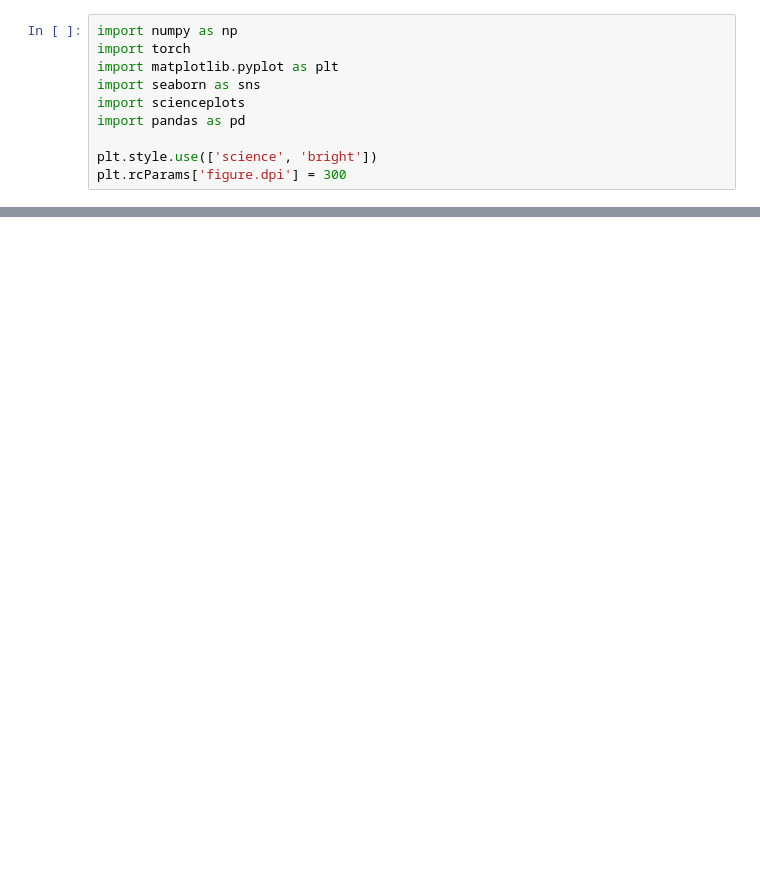
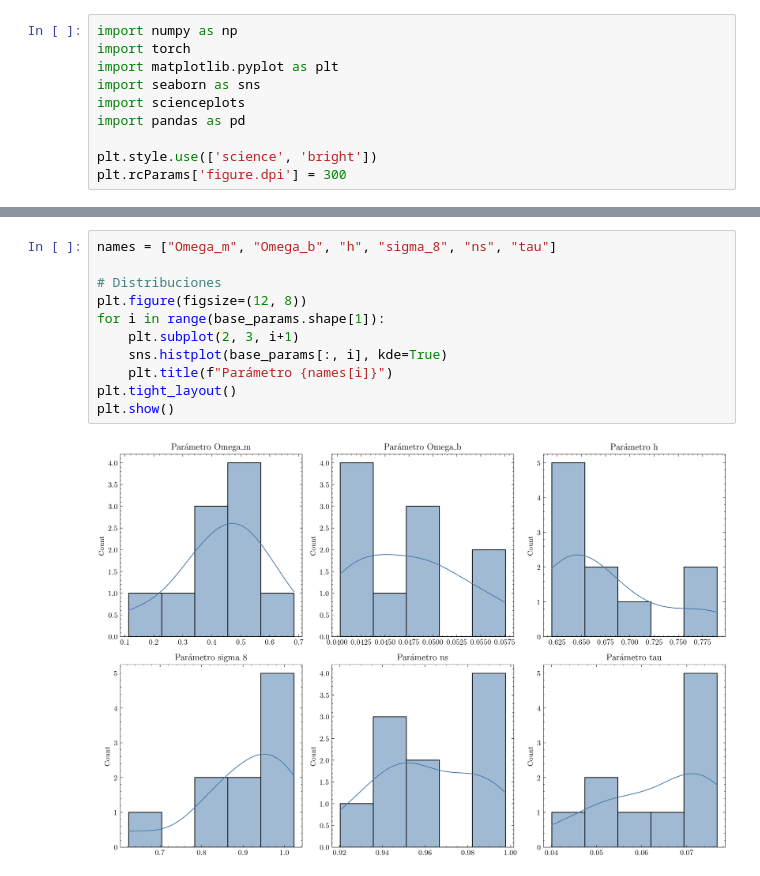
Before and after one commit to julianticucho/cmb-sbi-inference, a Jupyter notebook: data_analysis.ipynb, the cells around one changed output, grey strips where cells are left out. Saved outputs shown, nothing was run; the diff lists cells and outputs as text; blank space fills up the shorter version.

```diff
--- a/data_analysis.ipynb
+++ b/data_analysis.ipynb
@@ -10,0 +35,13 @@ plt.rcParams['figure.dpi'] = 300
+# %%
+names = ["Omega_m", "Omega_b", "h", "sigma_8", "ns", "tau"]
+
+# Distribuciones
+plt.figure(figsize=(12, 8))
+for i in range(base_params.shape[1]):
+    plt.subplot(2, 3, i+1)
+    sns.histplot(base_params[:, i], kde=True)
+    plt.title(f"Parámetro {names[i]}")
+plt.tight_layout()
+plt.show()
+# %% [output]
+[figure, added]
```
Also changed, not shown: parts of 14 cells of this notebook, 14 other files.
